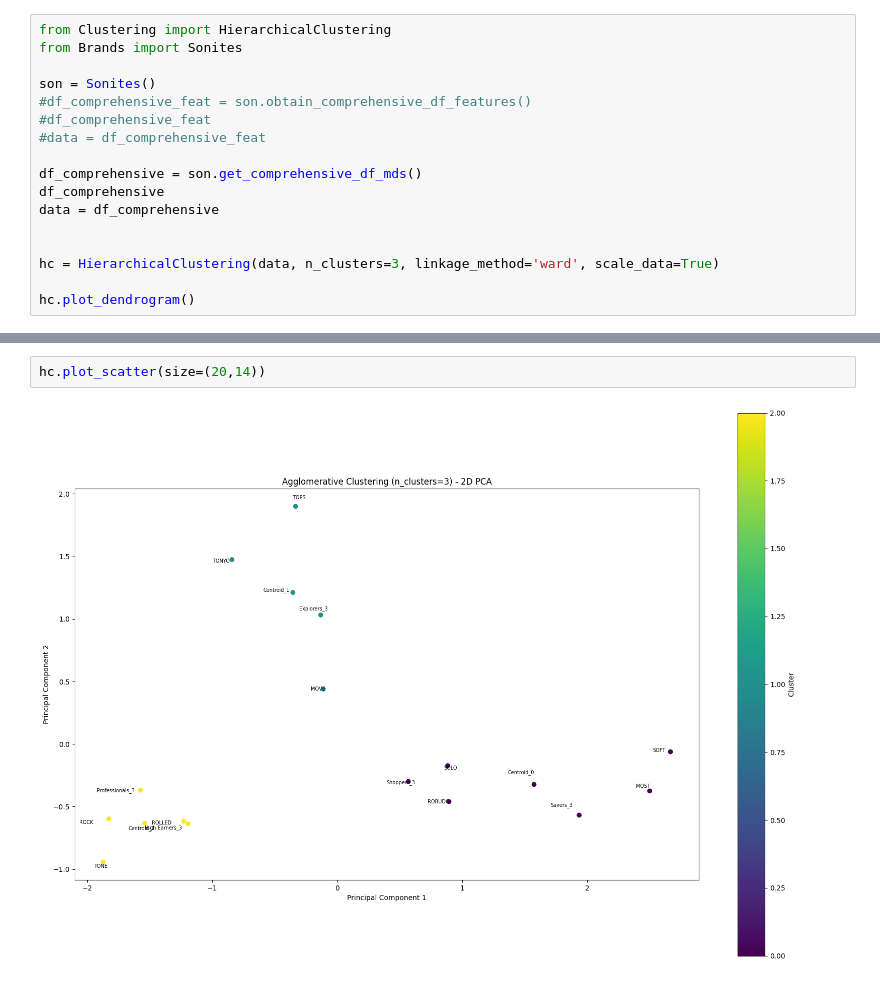
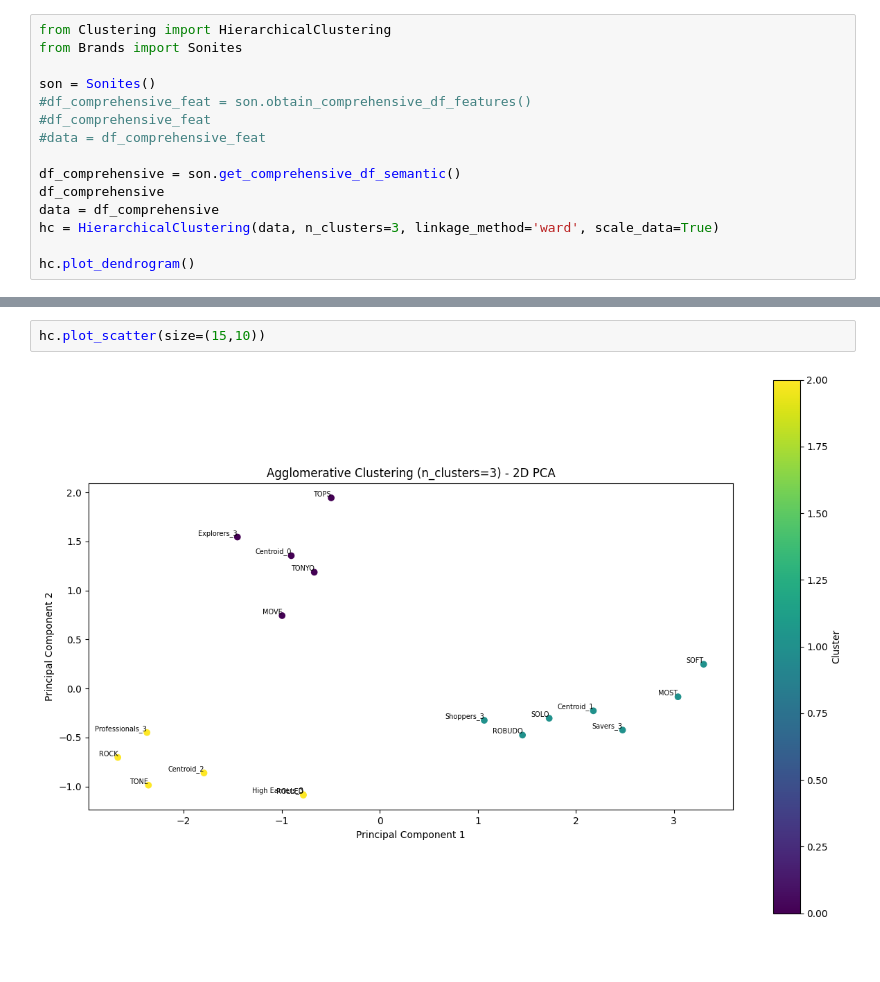
Before and after one commit to FedericoCortesi/Markstrat, a Jupyter notebook: clustering.ipynb, the cells around one changed output, grey strips where cells are left out. Saved outputs shown, nothing was run; the diff lists cells and outputs as text; blank space fills up the shorter version.

```diff
--- a/clustering.ipynb
+++ b/clustering.ipynb
@@ -7,11 +7,9 @@ son = Sonites()
 #df_comprehensive_feat
 #data = df_comprehensive_feat
 
-df_comprehensive = son.get_comprehensive_df_mds()
+df_comprehensive = son.get_comprehensive_df_semantic()
 df_comprehensive
 data = df_comprehensive
-
-
 hc = HierarchicalClustering(data, n_clusters=3, linkage_method='ward', scale_data=True)
 
 hc.plot_dendrogram()
@@ -37,4 +53,4 @@ hc.compute_wcd()
 # %%
-hc.plot_scatter(size=(20,14))
+hc.plot_scatter(size=(15,10))
 # %% [output]
-[figure, old version]
+[figure, new version]
```
Also changed, not shown: parts of 5 cells of this notebook, 7 other files.
